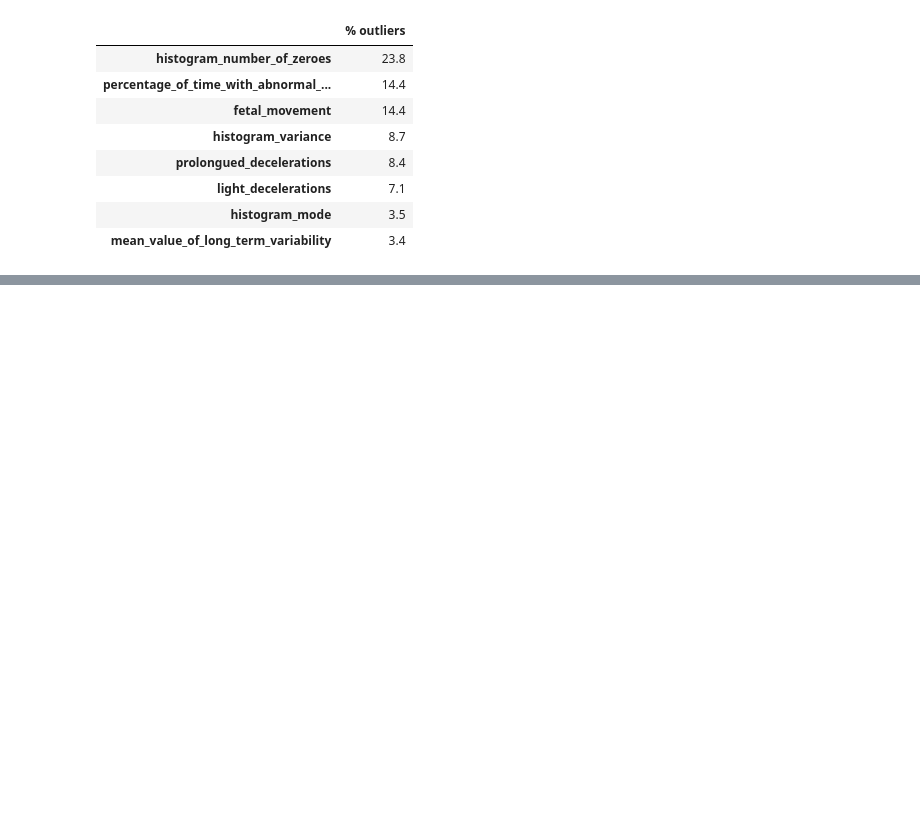
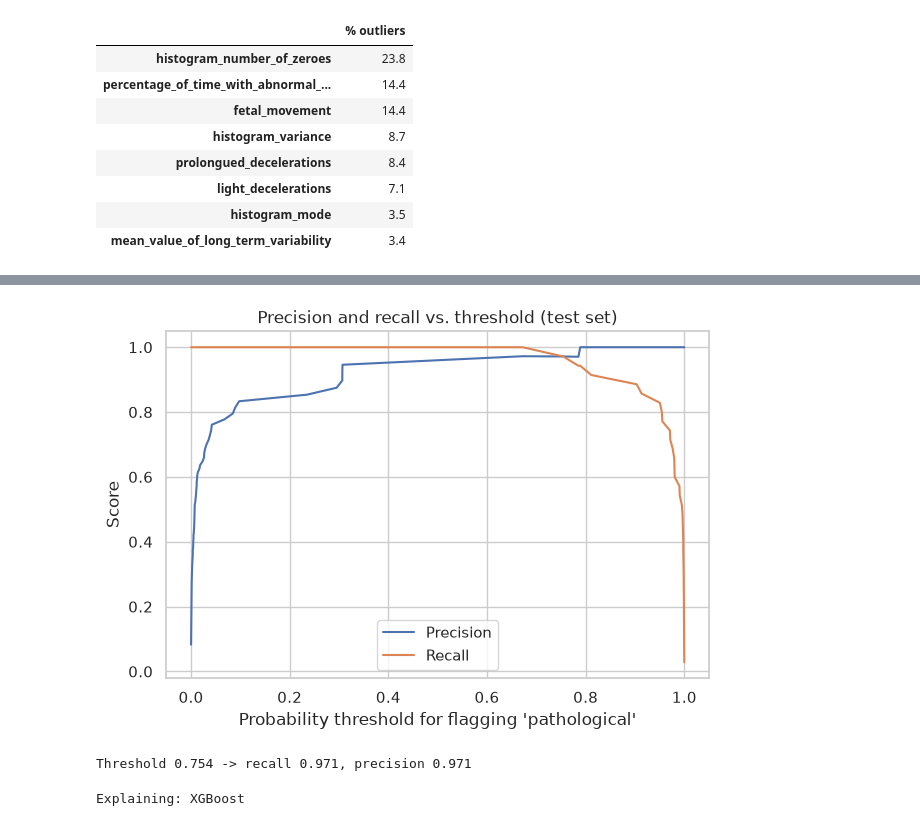
Before and after one commit to onchonga-programmer/datatalks, a Jupyter notebook: ml_zoomcamp/projects/fetal_health_classifier/notebooks/analysis.ipynb, the cells around one changed output, grey strips where cells are left out. Drawn from its saved outputs; the diff is of its cells as text; code cells hidden in the pictures; blank space fills up the shorter version.

```diff
--- a/ml_zoomcamp/projects/fetal_health_classifier/notebooks/analysis.ipynb
+++ b/ml_zoomcamp/projects/fetal_health_classifier/notebooks/analysis.ipynb
@@ -219,0 +522,48 @@ df.to_csv('../data/fetal_health_cleaned.csv', index=False)
+# %%
+precision, recall, thresholds = precision_recall_curve(y_path, p_path)
+
+fig, ax = plt.subplots(figsize=(7, 4.5))
+ax.plot(thresholds, precision[:-1], label="Precision")
+ax.plot(thresholds, recall[:-1], label="Recall")
+ax.set_xlabel("Probability threshold for flagging 'pathological'")
+ax.set_ylabel("Score")
+ax.set_title("Precision and recall vs. threshold (test set)")
+ax.legend()
+plt.show()
+# %% [output]
+[figure, added]
+# %%
+# Example operating point: the highest threshold that still reaches a target recall
+TARGET_RECALL = 0.95
+
+ok = recall[:-1] >= TARGET_RECALL
+if ok.any():
+    idx = np.where(ok)[0][-1]
+    print(f"Threshold {thresholds[idx]:.3f} -> recall {recall[idx]:.3f}, precision {precision[idx]:.3f}")
+else:
+    print(f"Target recall {TARGET_RECALL} is not reachable on this test set.")
+# %% [output]
+Threshold 0.754 -> recall 0.971, precision 0.971
+# %%
+import shap
+
+# TreeExplainer needs a tree model. If logistic regression won, explain the best tree model instead.
+if BEST_NAME in ("rf", "xgb"):
+    shap_name = BEST_NAME
+    shap_model = final_model
+else:
+    shap_name = "xgb"
+    shap_model = fit_model("xgb", make_model("xgb", best_params["xgb"]), X_train, y_train)
+print("Explaining:", MODEL_NAMES[shap_name])
+
+explainer = shap.TreeExplainer(shap_model)
+sv = explainer.shap_values(X_test)
+
+# Normalise output to a list of (n_samples, n_features) arrays, one per class
+if isinstance(sv, list):
+    sv_by_class = sv
+else:
+    sv = np.asarray(sv)
+    sv_by_class = [sv[:, :, k] for k in range(sv.shape[2])]
+# %% [output]
+Explaining: XGBoost
```
Also changed, not shown: parts of 23 cells of this notebook, 1 other file.
